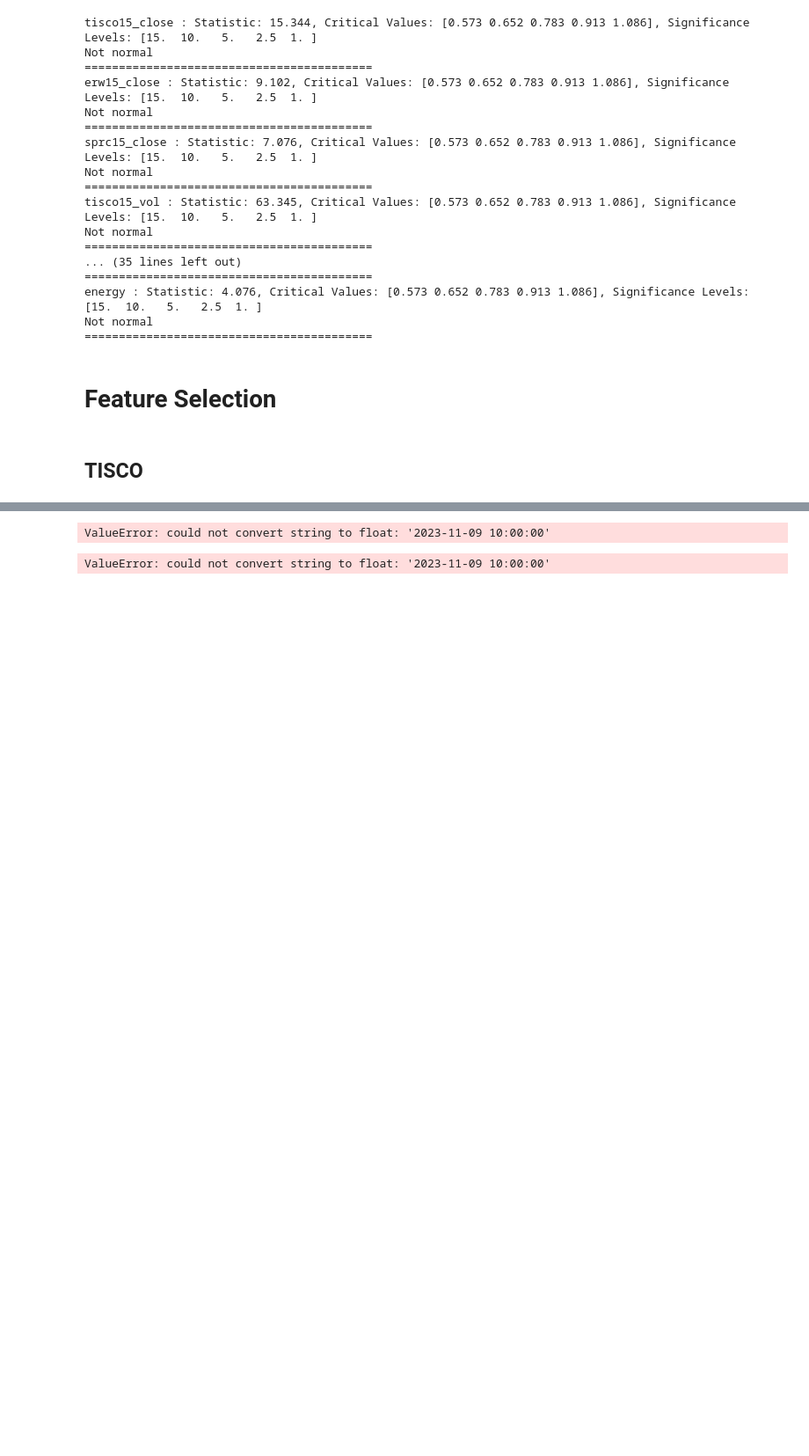
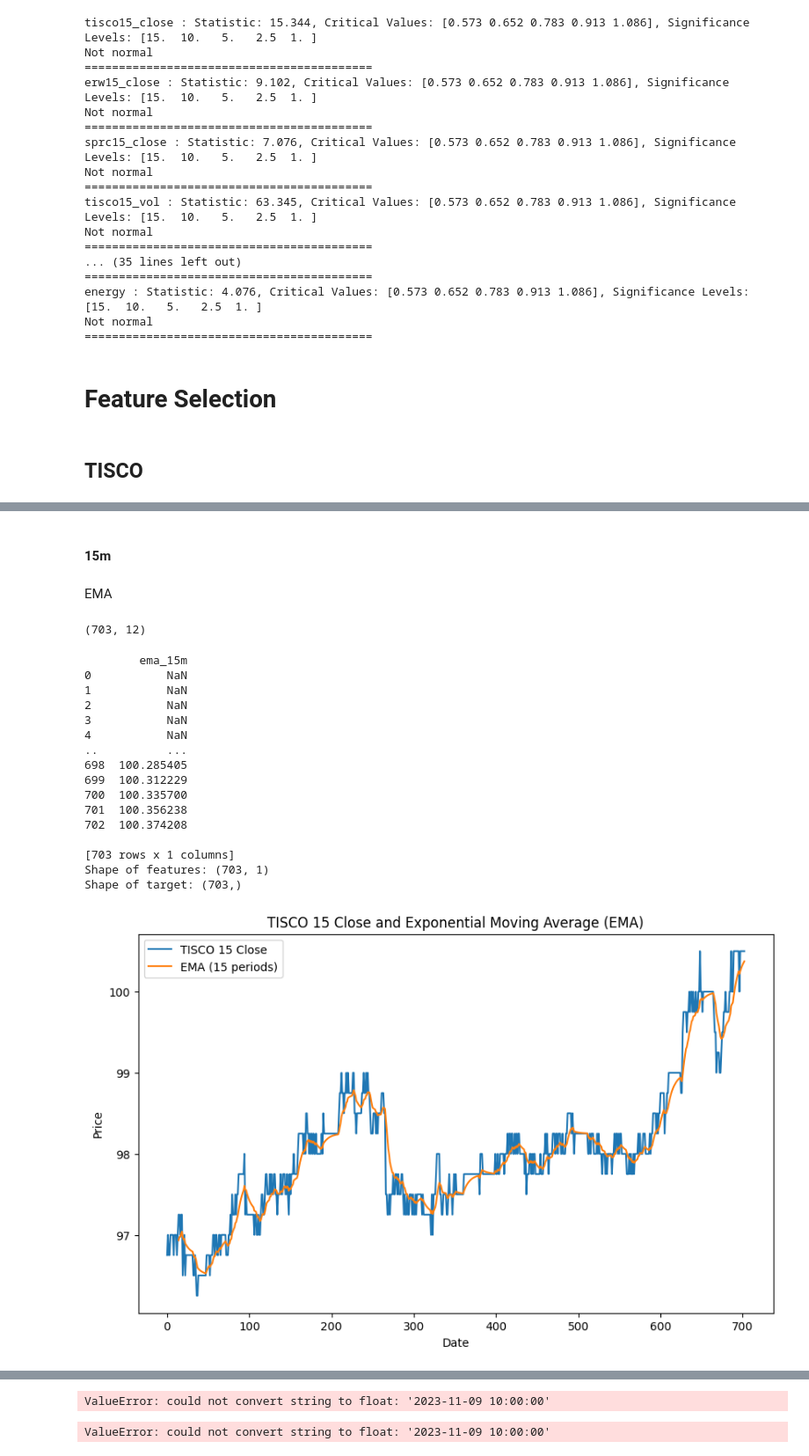
Before and after one commit to y-lims/DADS6003_Buy-Sell_Stock_Forecasting, a Jupyter notebook: medium_source.ipynb, the cells around one changed output, grey strips where cells are left out. Shown at 88% size. Drawn from its saved outputs; the diff is of its cells as text; code cells hidden in the pictures; blank space fills up the shorter version.

```diff
--- a/medium_source.ipynb
+++ b/medium_source.ipynb
@@ -1137,9 +1281,9 @@ SPRC_15m['Diff'] = SPRC_15m['Open'] - SPRC_15m['Close']
 # %%
 # Set Variables
 # Set Y
-tisco15_diff = TISCO_15m['Diff']
-erw15_diff = ERW_15m['Diff']
-sprc15_diff = SPRC_15m['Diff']
+tisco15_signal = TISCO_15m['Signal']
+erw15_signal = ERW_15m['Signal']
+sprc15_signal = SPRC_15m['Signal']
 
 # Reference date
 ref_date = TISCO_15m['Date']
@@ -1310,19 +1454,15 @@ Not normal
 # %% [markdown]
 ## TISCO
 # %%
-import pandas as pd
-
 # Assuming all your data frames have the same index (timestamps)
 ## Model with Other Features
-keys = ['ref_date','tisco15_close', 'usd', 'cny', 'set100', 'set50', 'gold', 'fin', 'bank', 'brent', 'crude']
-## Model with Technical Index
-# keys1 = ['tisco15_vol', 'tisco_ma', 'tisco_macd', 'tisco_rsi']
+keys = ['ref_date','tisco15_close', 'usd', 'cny', 'set100', 'set50', 'gold', 'fin', 'bank', 'brent', 'crude','tisco15_signal']
 
 # Assuming tisco15_close has Datetime index
 reference_index = ref_date.index
 
 # Concatenate and reindex based on the reference index
-merged_data_tisco = pd.concat([ref_date,tisco15_close, usd, cny, set100, set50, gold, fin, bank, brent, crude], axis=1, keys=keys).reindex(reference_index)
+merged_data_tisco = pd.concat([ref_date,tisco15_close, usd, cny, set100, set50, gold, fin, bank, brent, crude,tisco15_signal], axis=1, keys=keys).reindex(reference_index)
 # %%
 columns_to_fillna = ['tisco15_close', 'usd', 'cny', 'set100', 'set50', 'gold', 'fin', 'bank', 'brent', 'crude']
 
@@ -1331,0 +1499,54 @@ for column in columns_to_fillna:
+# %% [markdown]
+#### 15m
+# %% [markdown]
+EMA
+# %%
+merged_data_tisco.shape
+# %% [output]
+(703, 12)
+# %%
+# Calculate Exponential Moving Averages (EMA) with a window of 15 periods (15 minutes in this case)
+merged_data_tisco['ema_15m'] = talib.EMA(merged_data_tisco['tisco15_close'], timeperiod=15)
+
+# Create Label (target variable)
+merged_data_tisco['target_ema_15m'] = np.where(merged_data_tisco['tisco15_close'].shift(-1) > merged_data_tisco['tisco15_close'], 1, 0)
+
+# Replace missing values in 'ema' with forward fill
+merged_data_tisco['ema_15m'].fillna(method='ffill', inplace=True)
+
+# Replace missing values in 'target' with forward fill (if any)
+merged_data_tisco['target_ema_15m'].fillna(method='ffill', inplace=True)
+
+print(merged_data_tisco[['ema_15m']])
+
+# Verify the shapes of features and target
+print("Shape of features:", merged_data_tisco[['ema_15m']].shape)
+print("Shape of target:", merged_data_tisco['target_ema_15m'].shape)
+
+# Plotting the EMA_15m
+plt.figure(figsize=(10, 6))
+plt.plot(merged_data_tisco.index, merged_data_tisco['tisco15_close'], label='TISCO 15 Close')
+plt.plot(merged_data_tisco.index, merged_data_tisco['ema_15m'], label='EMA (15 periods)')
+plt.title('TISCO 15 Close and Exponential Moving Average (EMA)')
+plt.xlabel('Date')
+plt.ylabel('Price')
+plt.legend()
+plt.show()
+# %% [output]
+        ema_15m
+0           NaN
+1           NaN
+2           NaN
+3           NaN
+4           NaN
+..          ...
+698  100.285405
+699  100.312229
+700  100.335700
+701  100.356238
+702  100.374208
+
+[703 rows x 1 columns]
+Shape of features: (703, 1)
+Shape of target: (703,)
+[figure, added]
```
Also changed, not shown: parts of 168 cells of this notebook.
